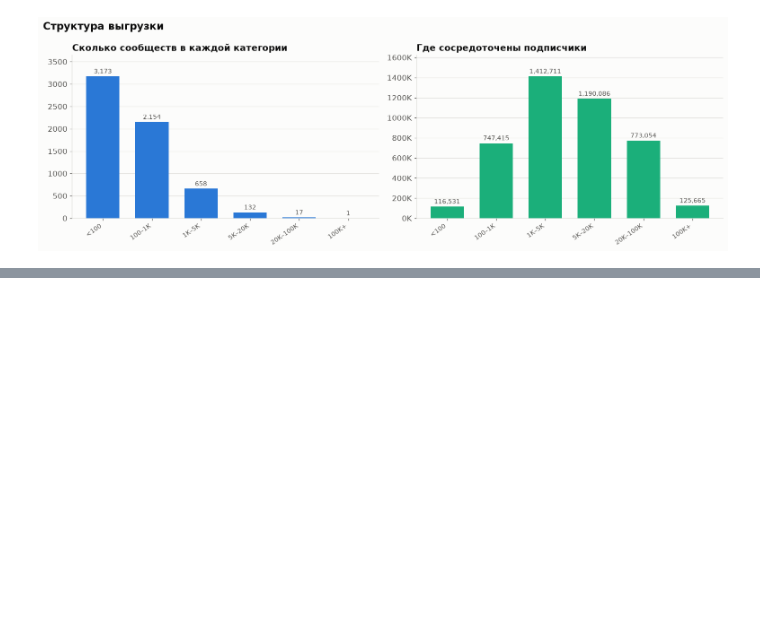
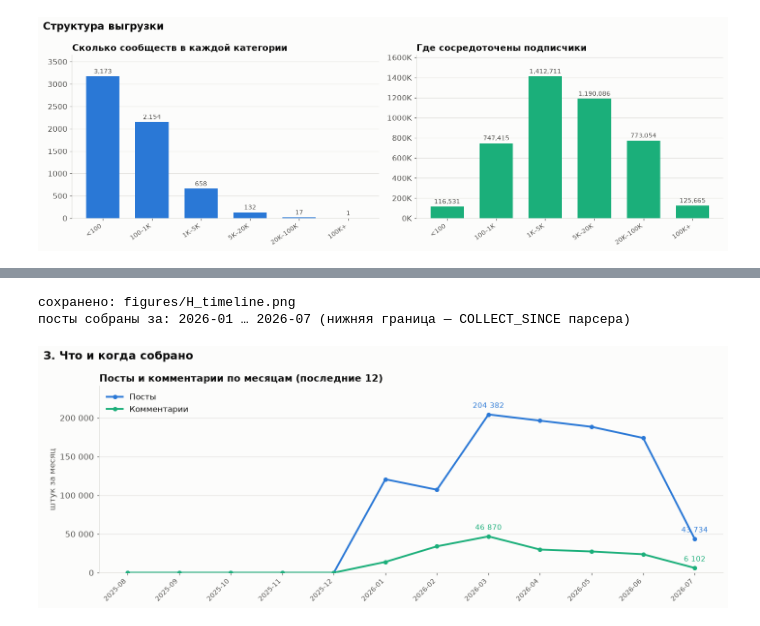
Before and after one commit to plombir1917/loyal-audience, a Jupyter notebook: analytics/audience_report.ipynb, the cells around one changed output, grey strips where cells are left out. Saved outputs shown, nothing was run; the diff lists cells and outputs as text; code cells hidden in the pictures; blank space fills up the shorter version.

```diff
--- a/analytics/audience_report.ipynb
+++ b/analytics/audience_report.ipynb
@@ -528,0 +679,57 @@ top.style.format({'avg_likes_per_post': '{:.1f}', 'share_likes_from_subs': '{:.1
+# %%
+months_cache = CACHE/'posts_months.parquet'
+if USE_CACHE and months_cache.exists():
+    posts_m = pd.read_parquet(months_cache)
+else:
+    parts = []
+    for chunk in pd.read_csv(DATA/'posts.csv', sep=';', chunksize=1_000_000,
+                             usecols=['date'], on_bad_lines='skip', low_memory=False):
+        m = chunk['date'].astype(str).str.slice(0, 7)          # 'YYYY-MM' без разбора timezone
+        parts.append(m.value_counts())
+    posts_m = (pd.concat(parts).groupby(level=0).sum().rename('posts').to_frame())
+    posts_m.to_parquet(months_cache)
+
+comm_m = pd.read_csv(DATA/'comments.csv', sep=';', usecols=['date'],
+                     on_bad_lines='skip', low_memory=False)
+comm_m = comm_m['date'].astype(str).str.slice(0, 7).value_counts().rename('comments').to_frame()
+
+ts = posts_m.join(comm_m, how='outer').fillna(0)
+ts = ts[ts.index.str.match(r'^\d{4}-\d{2}$')].sort_index()
+
+# Ось должна быть НЕПРЕРЫВНОЙ по времени: в данных есть редкие старые комментарии
+# (вплоть до 2011 г.), и если просто взять существующие месяцы, они встанут рядом с
+# 2026-м и график соврёт. Берём последние 12 месяцев сплошным диапазоном.
+last = pd.Period(ts.index.max(), freq='M')
+full = pd.period_range(last - 11, last, freq='M').astype(str)
+ts = ts.reindex(full).fillna(0)
+
+fig, ax = plt.subplots(figsize=(13, 5))
+xs = np.arange(len(ts))
+ax.plot(xs, ts.posts, color=ORD, lw=2.5, marker='o', ms=5, zorder=3, label='Посты')
+ax.plot(xs, ts.comments, color=ACC, lw=2.5, marker='o', ms=5, zorder=3, label='Комментарии')
+ax.set_ylabel('штук за месяц')
+ax.set_title('Посты и комментарии по месяцам (последние 12)', loc='left')
+ax.yaxis.set_major_formatter(mpl.ticker.FuncFormatter(lambda v, _: rus(v)))
+ax.set_xticks(xs); ax.set_xticklabels(ts.index, rotation=45, ha='right', fontsize=9)
+ax.xaxis.grid(False)
+ax.legend(loc='upper left')
+
+# Подписи только на пиках и на последней точке — не на каждой
+for col, color in (('posts', ORD), ('comments', ACC)):
+    peak = int(ts[col].values.argmax())
+    for i in {peak, len(ts)-1}:
+        ax.annotate(rus(ts[col].iloc[i]), (i, ts[col].iloc[i]), textcoords='offset points',
+                    xytext=(0, 9), ha='center', fontsize=9.5, color=color)
+
+ax.set_ylim(0, ts.values.max()*1.18)
+fig.suptitle('З. Что и когда собрано', x=0.005, ha='left', fontsize=15, fontweight='semibold')
+fig.tight_layout()
+save(fig, 'H_timeline')
+
+covered = ts[ts.posts > 0].index
+print(f'посты собраны за: {covered.min()} … {covered.max()} '
+      f'(нижняя граница — COLLECT_SINCE парсера)')
+# %% [output]
+сохранено: figures/H_timeline.png
+посты собраны за: 2026-01 … 2026-07 (нижняя граница — COLLECT_SINCE парсера)
+[figure, added]
```
Also changed, not shown: parts of 9 cells of this notebook, 10 other files.
